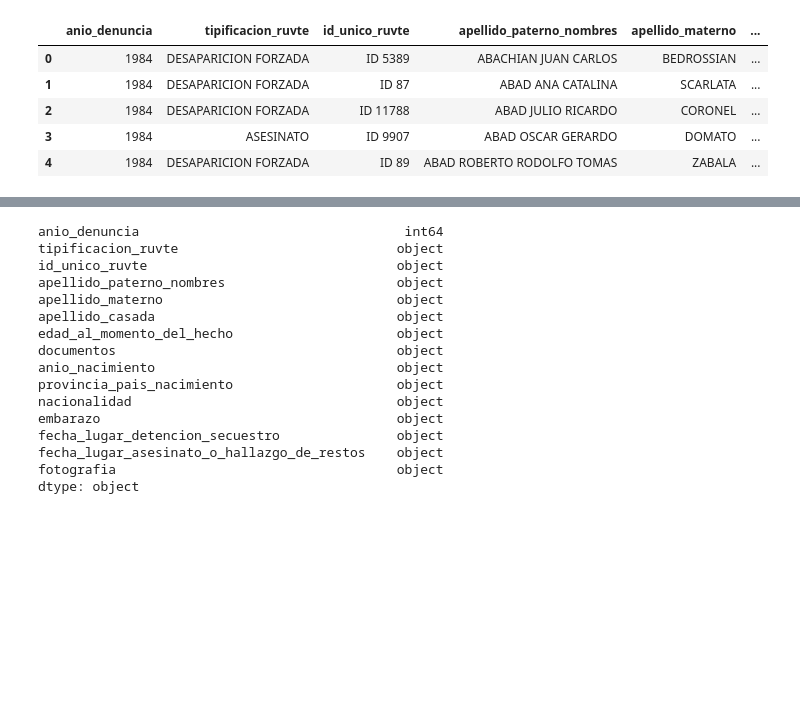
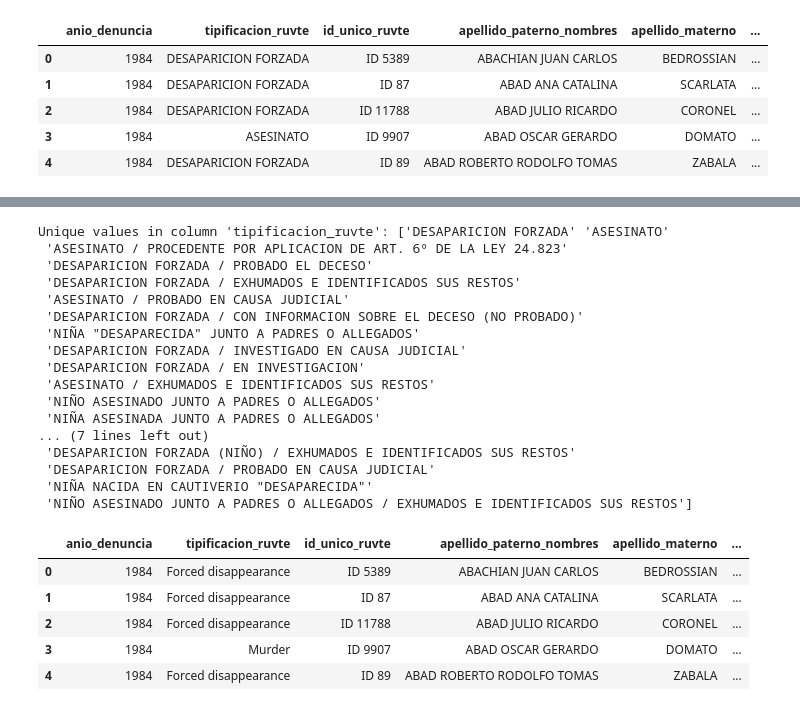
Before and after one commit to MarsicoFL/mispitools, a Jupyter notebook: Toys/Suisei_eda/eda.ipynb, the cells around one changed output, grey strips where cells are left out. Drawn from its saved outputs; the diff is of its cells as text; code cells hidden in the pictures; blank space fills up the shorter version.

Commit message:
Finish data cleaning

```diff
--- a/Toys/Suisei_eda/eda.ipynb
+++ b/Toys/Suisei_eda/eda.ipynb
@@ -7,12 +11,13 @@ import plotly.express as px
 from plotly.subplots import make_subplots
 import plotly.graph_objects as go
 # %%
-# ingest data
+# ingest data and inspect columns
 
-df = pd.read_csv('victimas-accionar-represivo-ilegal.csv')
+df_raw = pd.read_csv('victimas-accionar-represivo-ilegal.csv')
+df_clean = df_raw.copy()
 
-print(df.info())
-df.head()
+print(df_raw.info())
+df_raw.head()
 # %% [output]
 <class 'pandas.core.frame.DataFrame'>
 RangeIndex: 8632 entries, 0 to 8631
@@ -40,19 +58,51 @@ None
 # %%
-# clean data
+# encode/normalize tipificacion_ruvte
+
+# find unique vals in tipificacion_ruvte
+print(f"Unique values in column '{'tipificacion_ruvte'}': {df_raw['tipificacion_ruvte'].unique()} ")
+
+# function to aggregate case typles into broader categories
+def normalize_case_type(value):
+    val = value.upper()
+    if 'DESAPARICION FORZADA' in val:
+        if 'NIÑO' in val or 'NIÑA' in val:
+            return 'Child disappearance'
+        return 'Forced disappearance'
+    elif 'ASESINATO' in val:
+        if 'NIÑO' in val or 'NIÑA' in val:
+            return 'Child murder'
+        return 'Murder'
+    elif 'NEGLIGENTE' in val:
+        return 'Negligent death'
+    elif 'NACIDA EN CAUTIVERIO' in val:
+        return 'Born in captivity disappearance'
+    else:
+        return 'Other / Unknown'
+
+df_clean['tipificacion_ruvte'] = df_raw['tipificacion_ruvte'].apply(normalize_case_type).astype('string')
+
+df_clean.head()
 # %% [output]
-anio_denuncia                                  int64
-tipificacion_ruvte                            object
-id_unico_ruvte                                object
-apellido_paterno_nombres                      object
-apellido_materno                              object
-apellido_casada                               object
-edad_al_momento_del_hecho                     object
-documentos                                    object
-anio_nacimiento                               object
-provincia_pais_nacimiento                     object
-nacionalidad                                  object
-embarazo                                      object
-fecha_lugar_detencion_secuestro               object
-fecha_lugar_asesinato_o_hallazgo_de_restos    object
-fotografia                                    object
-dtype: object
+Unique values in column 'tipificacion_ruvte': ['DESAPARICION FORZADA' 'ASESINATO'
+ 'ASESINATO / PROCEDENTE POR APLICACION DE ART. 6º DE LA LEY 24.823'
+ 'DESAPARICION FORZADA / PROBADO EL DECESO'
+ 'DESAPARICION FORZADA / EXHUMADOS E IDENTIFICADOS SUS RESTOS'
+ 'ASESINATO / PROBADO EN CAUSA JUDICIAL'
+ 'DESAPARICION FORZADA / CON INFORMACION SOBRE EL DECESO (NO PROBADO)'
+ 'NIÑA "DESAPARECIDA" JUNTO A PADRES O ALLEGADOS'
+ 'DESAPARICION FORZADA / INVESTIGADO EN CAUSA JUDICIAL'
+ 'DESAPARICION FORZADA / EN INVESTIGACION'
+ 'ASESINATO / EXHUMADOS E IDENTIFICADOS SUS RESTOS'
+ 'NIÑO ASESINADO JUNTO A PADRES O ALLEGADOS'
+ 'NIÑA ASESINADA JUNTO A PADRES O ALLEGADOS'
+... (7 lines left out)
+ 'DESAPARICION FORZADA (NIÑO) / EXHUMADOS E IDENTIFICADOS SUS RESTOS'
+ 'DESAPARICION FORZADA / PROBADO EN CAUSA JUDICIAL'
+ 'NIÑA NACIDA EN CAUTIVERIO "DESAPARECIDA"'
+ 'NIÑO ASESINADO JUNTO A PADRES O ALLEGADOS / EXHUMADOS E IDENTIFICADOS SUS RESTOS']
+|  | anio_denuncia | tipificacion_ruvte | id_unico_ruvte | apellido_paterno_nombres | apellido_materno | ... |
+| 0 | 1984 | Forced disappearance | ID 5389 | ABACHIAN JUAN CARLOS | BEDROSSIAN | ... |
+| 1 | 1984 | Forced disappearance | ID 87 | ABAD ANA CATALINA | SCARLATA | ... |
+| 2 | 1984 | Forced disappearance | ID 11788 | ABAD JULIO RICARDO | CORONEL | ... |
+| 3 | 1984 | Murder | ID 9907 | ABAD OSCAR GERARDO | DOMATO | ... |
+| 4 | 1984 | Forced disappearance | ID 89 | ABAD ROBERTO RODOLFO TOMAS | ZABALA | ... |
```
Also changed, not shown: parts of 10 cells of this notebook.
